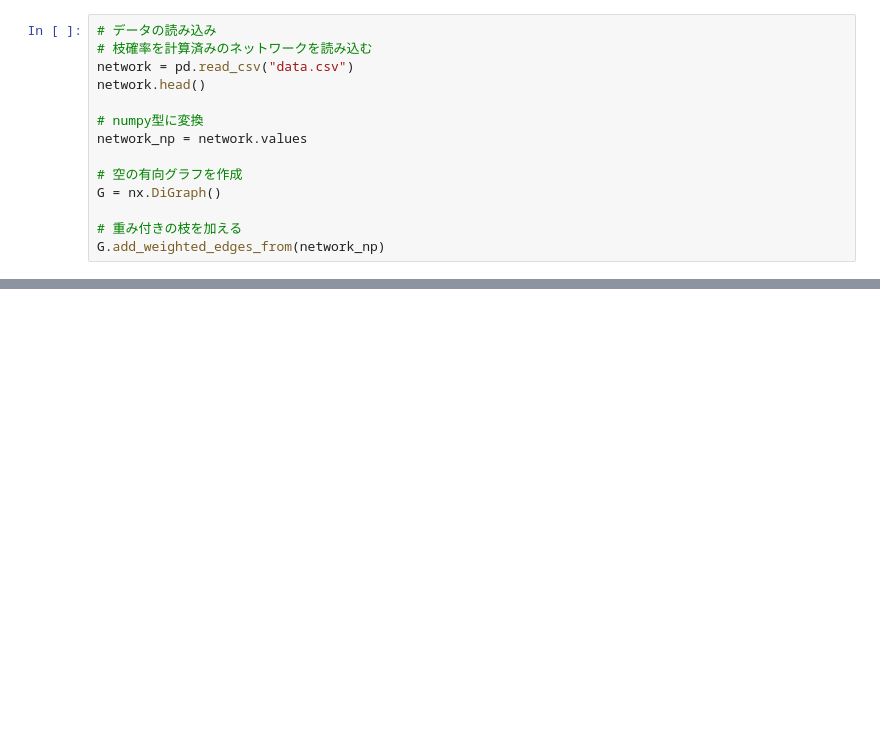
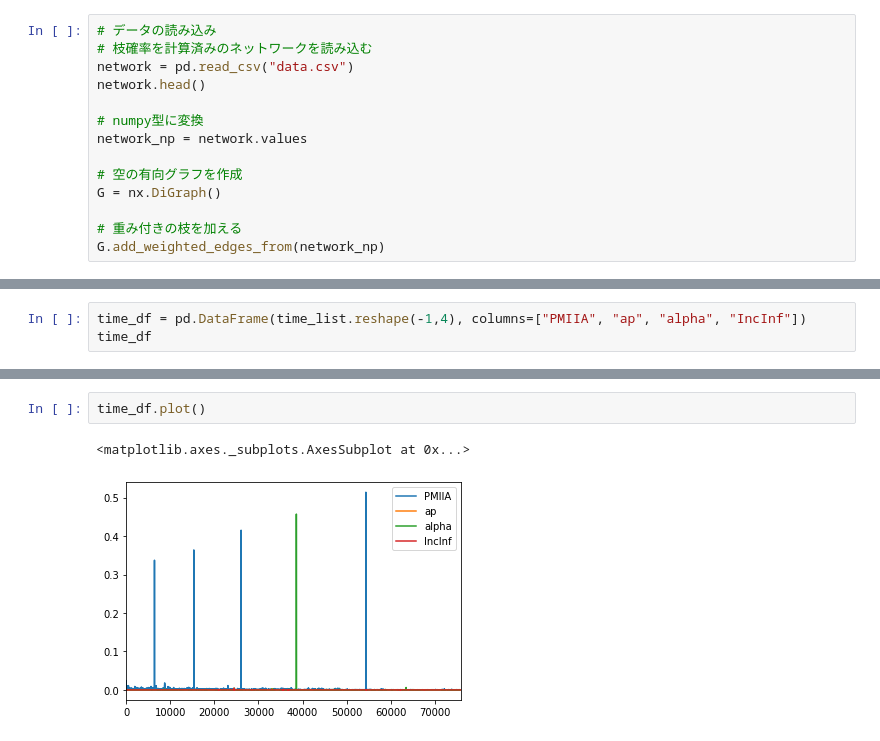
Before and after one commit to plue1011/code, a Jupyter notebook: PMIA.ipynb, the cells around one changed output, grey strips where cells are left out. Drawn from its saved outputs; the diff is of its cells as text; blank space fills up the shorter version.

```diff
--- a/PMIA.ipynb
+++ b/PMIA.ipynb
@@ -310,0 +374,3 @@ KeyboardInterrupt:
+# %%
+time_df = pd.DataFrame(time_list.reshape(-1,4), columns=["PMIIA", "ap", "alpha", "IncInf"])
+time_df
@@ -310,0 +391,5 @@ KeyboardInterrupt:
+# %%
+time_df.plot()
+# %% [output]
+<matplotlib.axes._subplots.AxesSubplot at 0x...>
+[figure, added]
```
Also changed, not shown: parts of 16 cells of this notebook.
